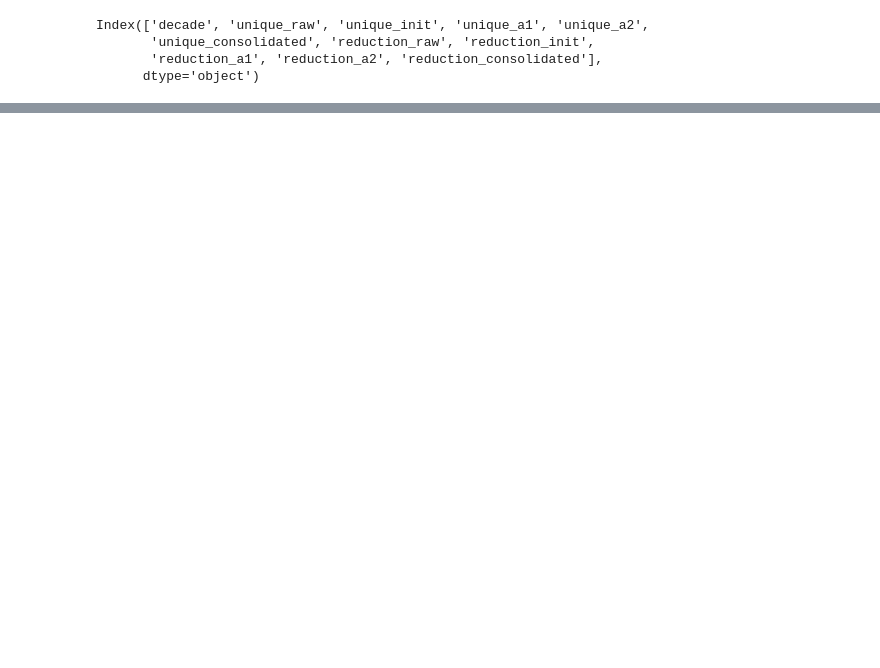
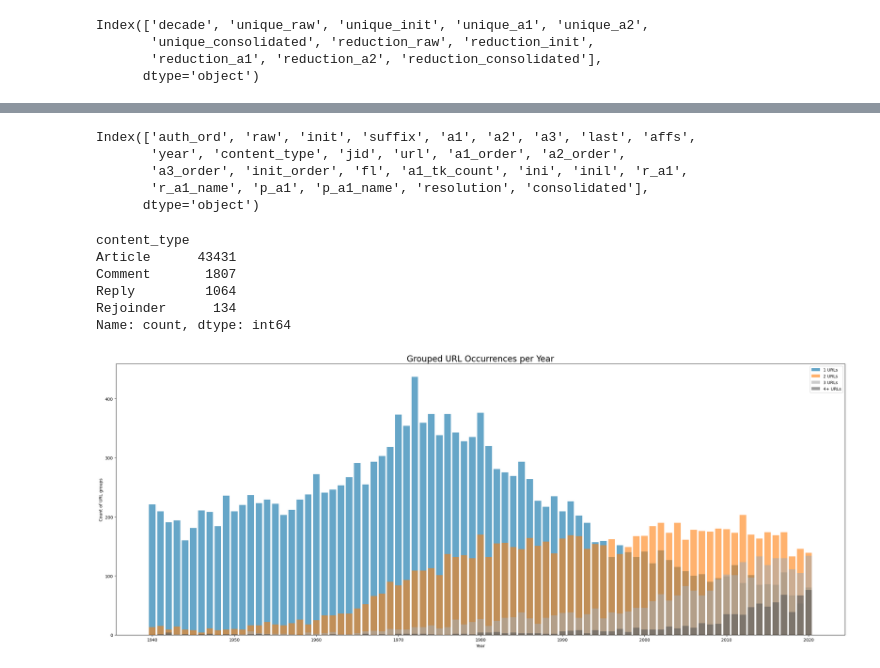
Before and after one commit to cogeorg/80YearsEconomicResearch, a Jupyter notebook: 020_author_names_recon/024_author_consolidation_summary.ipynb, the cells around one changed output, grey strips where cells are left out. Cells and saved outputs as stored; diff of their text form; code cells hidden in the pictures; blank space fills up the shorter version.

Commit message:
refactor: update charts

```diff
--- a/020_author_names_recon/024_author_consolidation_summary.ipynb
+++ b/020_author_names_recon/024_author_consolidation_summary.ipynb
@@ -287,0 +288,8 @@ plot_unique_with_reduction_annotations(grouped[['decade', 'unique_raw', 'unique_
+# %%
+proc_auths.columns
+# %% [output]
+Index(['auth_ord', 'raw', 'init', 'suffix', 'a1', 'a2', 'a3', 'last', 'affs',
+       'year', 'content_type', 'jid', 'url', 'a1_order', 'a2_order',
+       'a3_order', 'init_order', 'fl', 'a1_tk_count', 'ini', 'inil', 'r_a1',
+       'r_a1_name', 'p_a1', 'p_a1_name', 'resolution', 'consolidated'],
+      dtype='object')
@@ -287,0 +300,33 @@ plot_unique_with_reduction_annotations(grouped[['decade', 'unique_raw', 'unique_
+# %%
+proc_auths.content_type.value_counts()
+# %% [output]
+content_type
+Article      43431
+Comment       1807
+Reply         1064
+Rejoinder      134
+Name: count, dtype: int64
+# %%
+# Step 1: Create the grouped + bucketed data
+grouped = proc_auths.groupby(['url', 'year']).size().reset_index(name='count')
+grouped['bucket'] = grouped['count'].apply(lambda x: str(x) if x < 4 else '4+')
+
+# Step 2: Create a pivot table for plotting
+plot_data = grouped.groupby(['year', 'bucket']).size().reset_index(name='nums')
+pivot = plot_data.pivot(index='year', columns='bucket', values='nums').fillna(0).sort_index()
+
+# Step 3: Plot
+plt.rcParams["figure.figsize"] = (25, 10)
+
+for bucket in ['1', '2', '3', '4+']:
+    if bucket in pivot.columns:
+        plt.bar(pivot.index, pivot[bucket], label=f'{bucket} URLs', alpha=0.6)
+
+plt.title('Grouped URL Occurrences per Year', size=20)
+plt.xlabel('Year')
+plt.ylabel('Count of URL groups')
+plt.legend()
+plt.tight_layout()
+plt.show()
+# %% [output]
+[figure, added]
```
Also changed, not shown: parts of 6 cells of this notebook.
